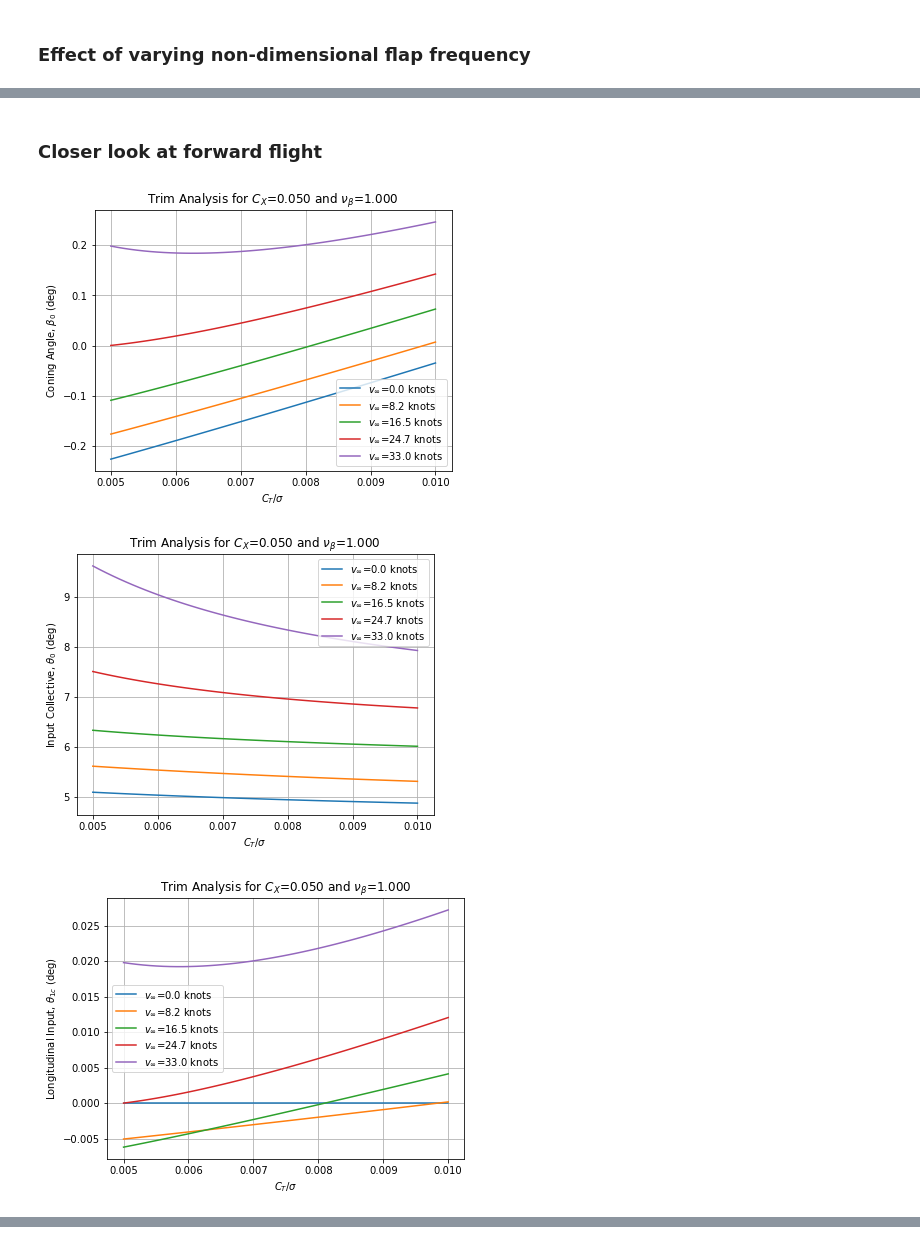
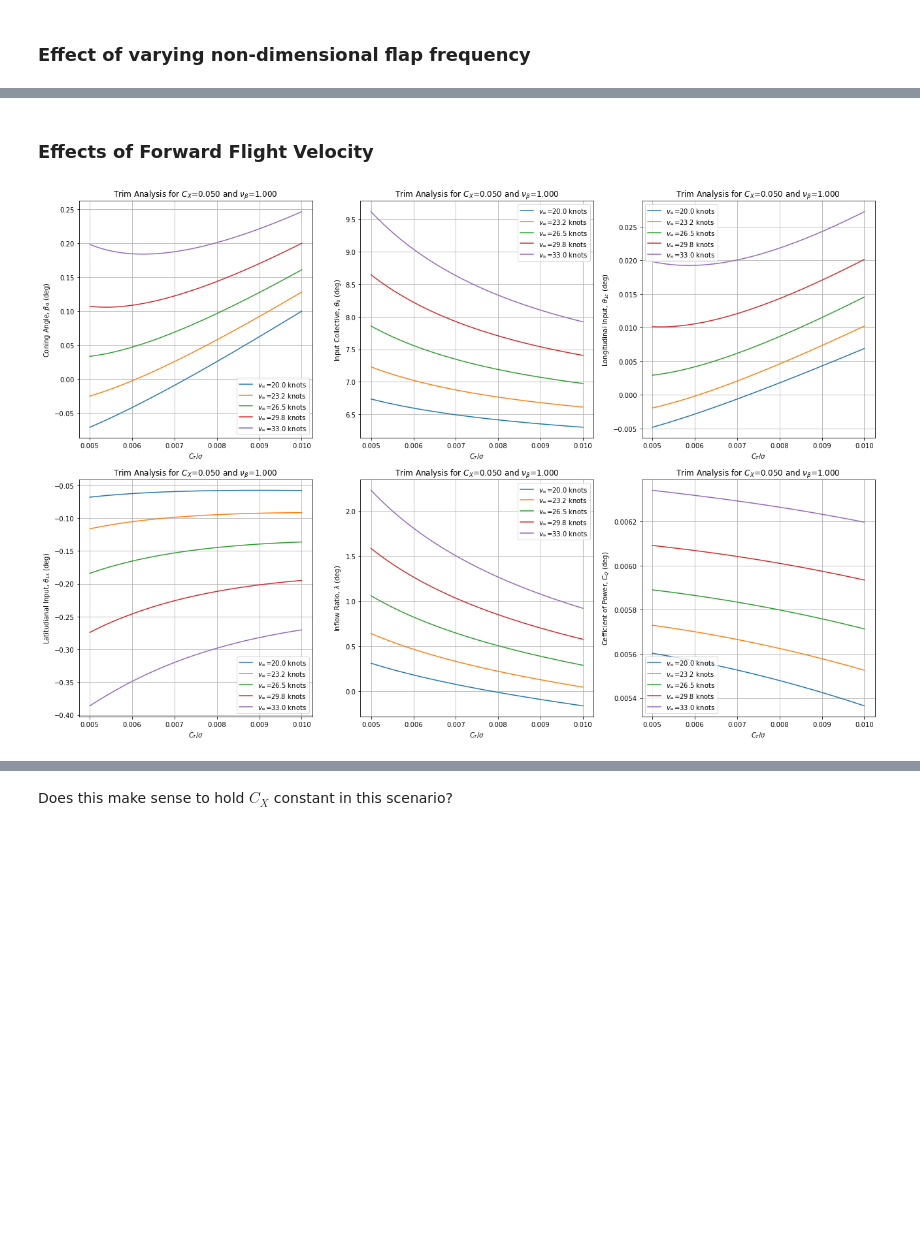
Before and after one commit to nruhl25/HoveringVehicleDesign, a Jupyter notebook: proj2/proj2_report.ipynb, the cells around one changed output, grey strips where cells are left out. Drawn from its saved outputs; the diff is of its cells as text; code cells hidden in the pictures; blank space fills up the shorter version.

```diff
--- a/proj2/proj2_report.ipynb
+++ b/proj2/proj2_report.ipynb
@@ -74,11 +152,7 @@ for state_var in state_var_list:
-# %% [markdown]
-### Closer look at forward flight
+# %% [markdown]
+### Effects of Forward Flight Velocity
 # %%
-v_inf_list = np.linspace(0,knots2mps(33), 5)
-state_var_list = ["beta_0", "theta_0", "theta_1c", "theta_1s", "lambda", "CQ"]
-for state_var in state_var_list:
-    vary_flight_velocity(state_var, v_inf_list, CX=0.05, nu_b=1.0)
+v_inf_list = np.linspace(knots2mps(20),knots2mps(33), 5)
+plotter.plot_trim_vary_velocity(v_inf_list, CX=0.05, nu_b=1.0)
 # %% [output]
-[figure, old version]
+[figure, new version]
-[figure, removed]
-[figure, removed]
@@ -87,0 +159,2 @@ for state_var in state_var_list:
+# %% [markdown]
+Does this make sense to hold $C_X$ constant in this scenario?
```
Also changed, not shown: parts of 21 cells of this notebook, 3 other files.
